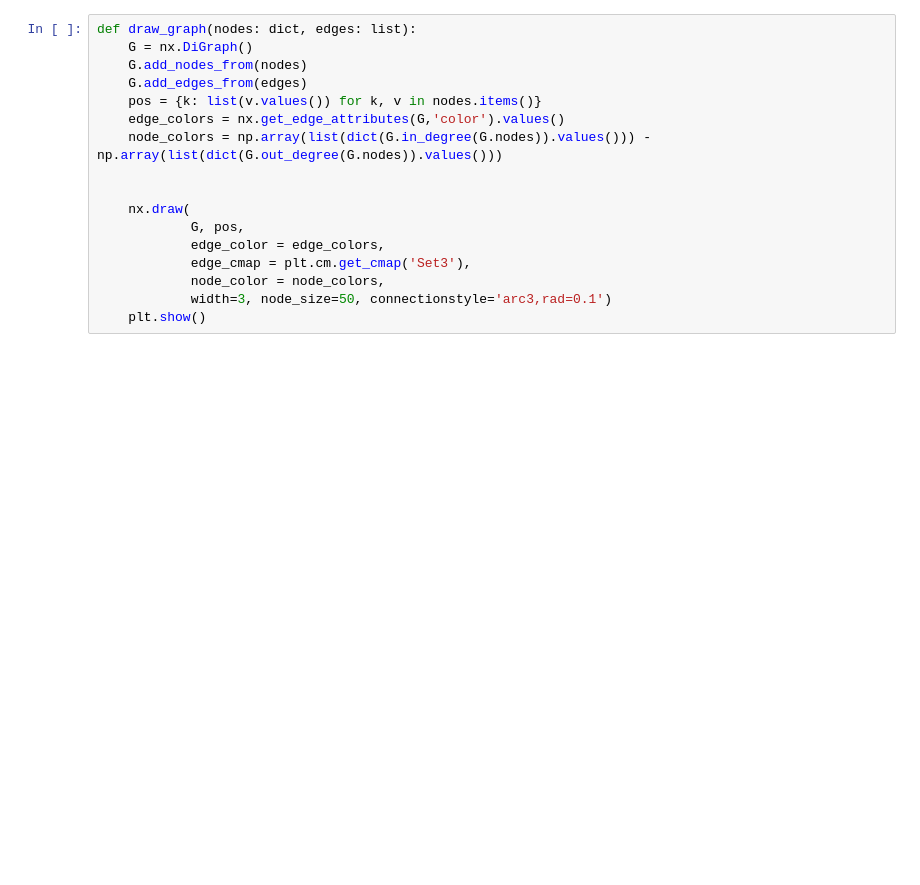
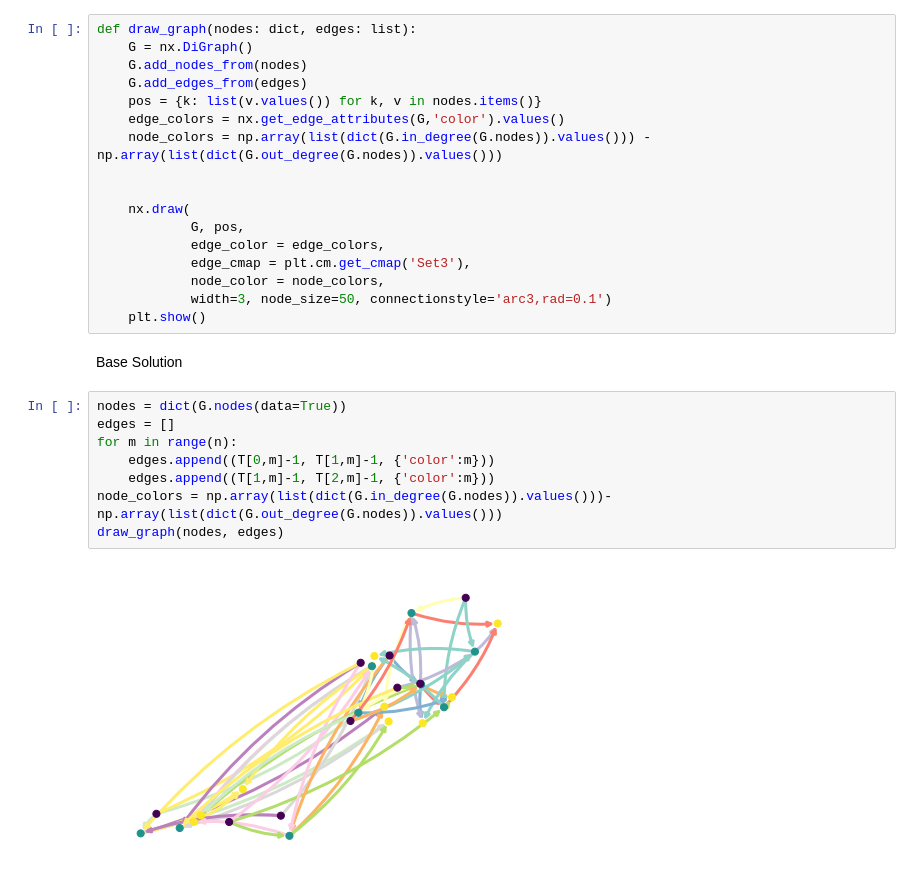
Before and after one commit to LarsHadidi/PRONTO, a Jupyter notebook: research/PDP-CSP.ipynb, the cells around one changed output. Drawn from its saved outputs; the diff is of its cells as text; blank space fills up the shorter version.

```diff
--- a/research/PDP-CSP.ipynb
+++ b/research/PDP-CSP.ipynb
@@ -215,3 +221,15 @@ def draw_graph(nodes: dict, edges: list):
 			node_color = node_colors,
 			width=3, node_size=50, connectionstyle='arc3,rad=0.1')
 	plt.show()
+# %% [markdown]
+Base Solution
+# %%
+nodes = dict(G.nodes(data=True))
+edges = []
+for m in range(n):
+    edges.append((T[0,m]-1, T[1,m]-1, {'color':m}))
+    edges.append((T[1,m]-1, T[2,m]-1, {'color':m}))
+node_colors = np.array(list(dict(G.in_degree(G.nodes)).values()))-np.array(list(dict(G.out_degree(G.nodes)).values()))
+draw_graph(nodes, edges)
+# %% [output]
+[figure, added]
```
Also changed, not shown: parts of 8 cells of this notebook.
